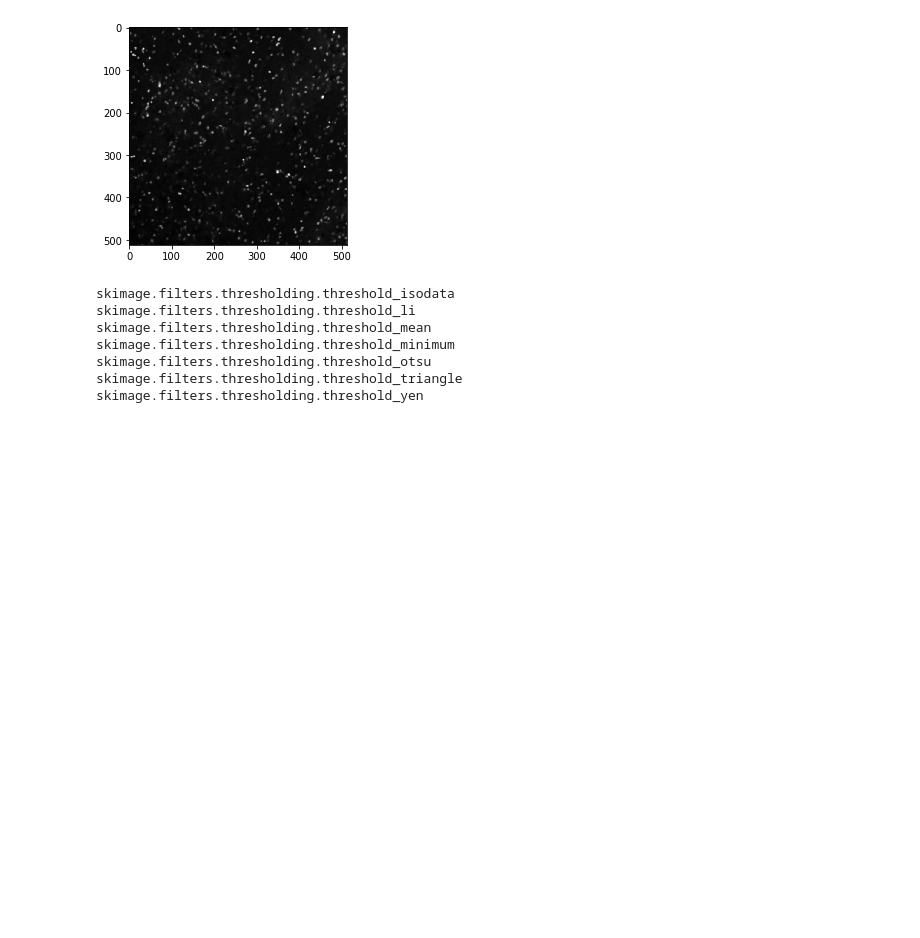
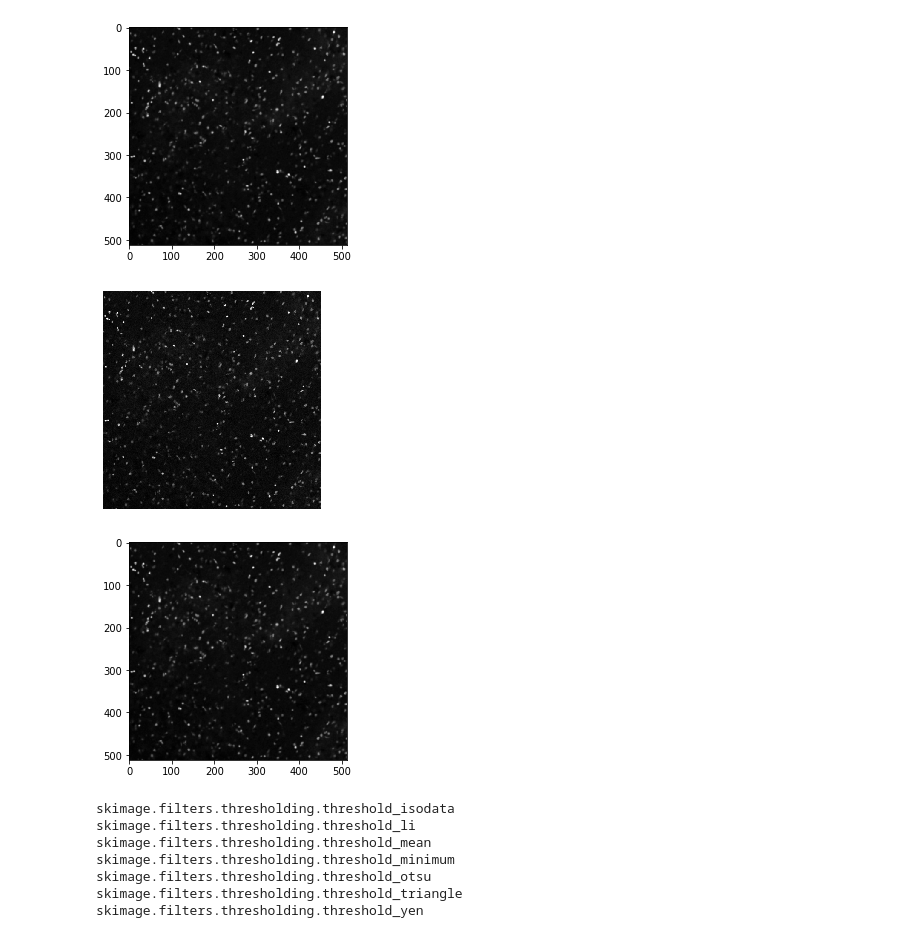
Before and after one commit to mimc7580/image_analysis, a Jupyter notebook: PI_Quantification-v2.ipynb, the cells around one changed output. Saved outputs shown, nothing was run; the diff lists cells and outputs as text; code cells hidden in the pictures; blank space fills up the shorter version.

```diff
--- a/PI_Quantification-v2.ipynb
+++ b/PI_Quantification-v2.ipynb
@@ -236,6 +251,16 @@ plt.show()
 # %% [output]
 [figure]
 [figure]
+# %%
+PI_filtered = ndi.gaussian_filter(PI, sigma=1)
+PIplot = plt.imshow((1-PI)*10, cmap='Greys')
+plt.axis('off')
+plt.show()
+filteredplot = plt.imshow(1-PI_filtered, cmap='Greys')
+plt.show()
+# %% [output]
+[figure, added]
+[figure, added]
 # %%
 try_all_threshold(PI, figsize=(20,18))
 # %% [output]
```
Also changed, not shown: parts of 5 cells of this notebook, 1 other file.
